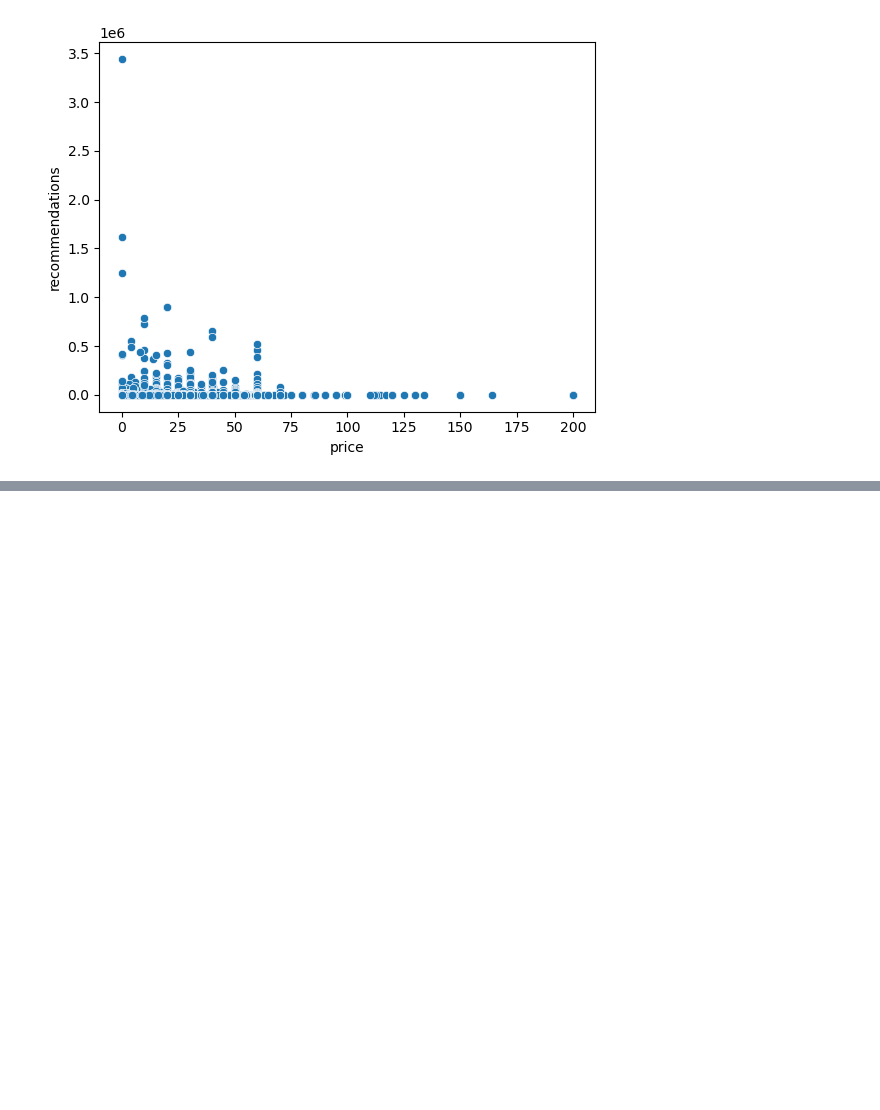
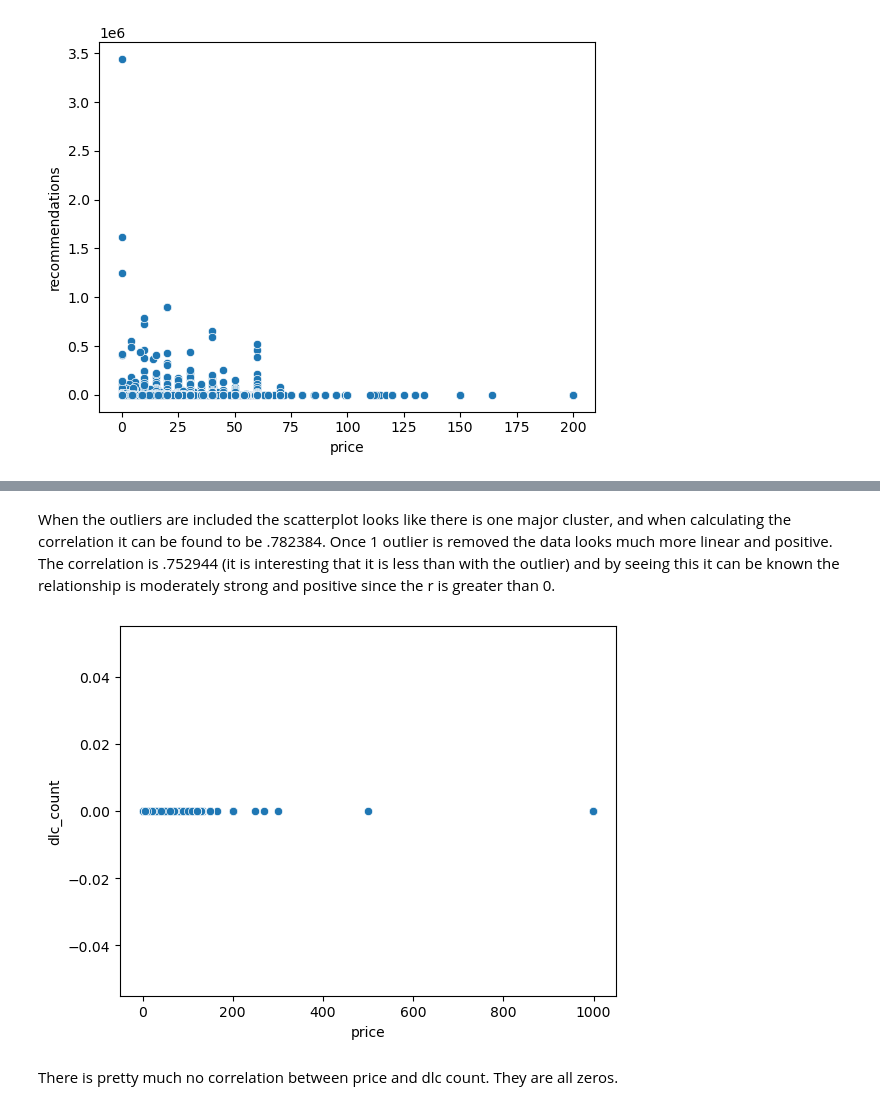
Before and after one commit to Charred-Baguette/AI-AT-CCIC, a Jupyter notebook: Semester 1/Games/games.ipynb, the cells around one changed output, grey strips where cells are left out. Drawn from its saved outputs; the diff is of its cells as text; code cells hidden in the pictures; blank space fills up the shorter version.

```diff
--- a/Semester 1/Games/games.ipynb
+++ b/Semester 1/Games/games.ipynb
@@ -161,0 +192,8 @@ memory usage: 27.0+ MB
+# %% [markdown]
+When the outliers are included the scatterplot looks like there is one major cluster, and when calculating the correlation it can be found to be .782384. Once 1 outlier is removed the data looks much more linear and positive. The correlation is .752944 (it is interesting that it is less than with the outlier) and by seeing this it can be known the relationship is moderately strong and positive since the r is greater than 0.
+# %%
+scatter(df, 'price', 'dlc_count', 0)
+# %% [output]
+[figure, added]
+# %% [markdown]
+There is pretty much no correlation between price and dlc count. They are all zeros.
```
Also changed, not shown: parts of 10 cells of this notebook, 1 other file.
